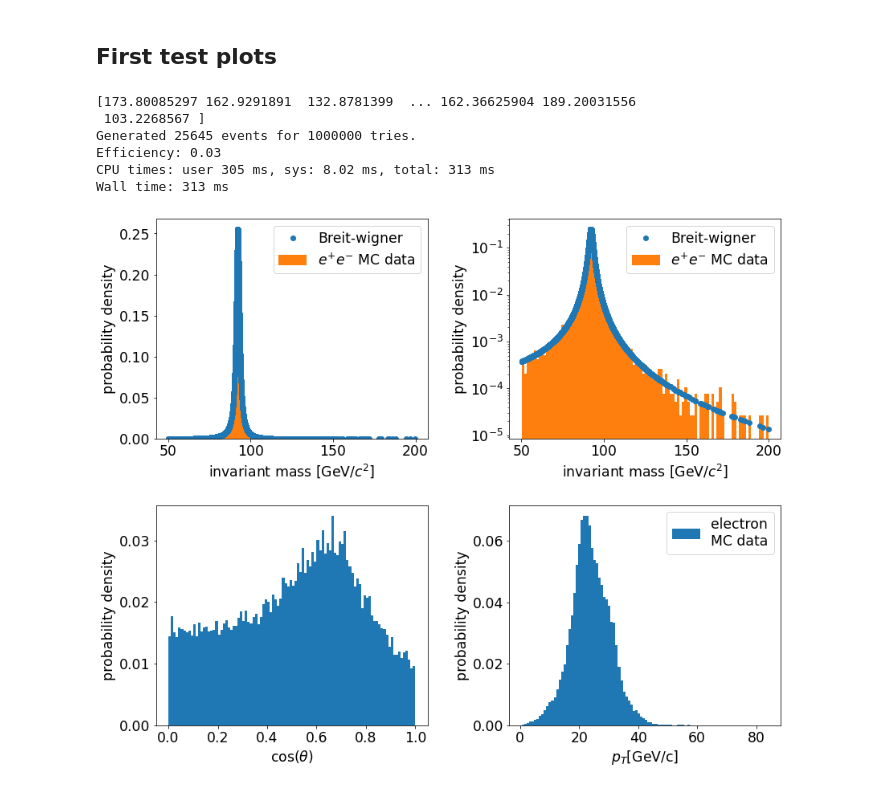
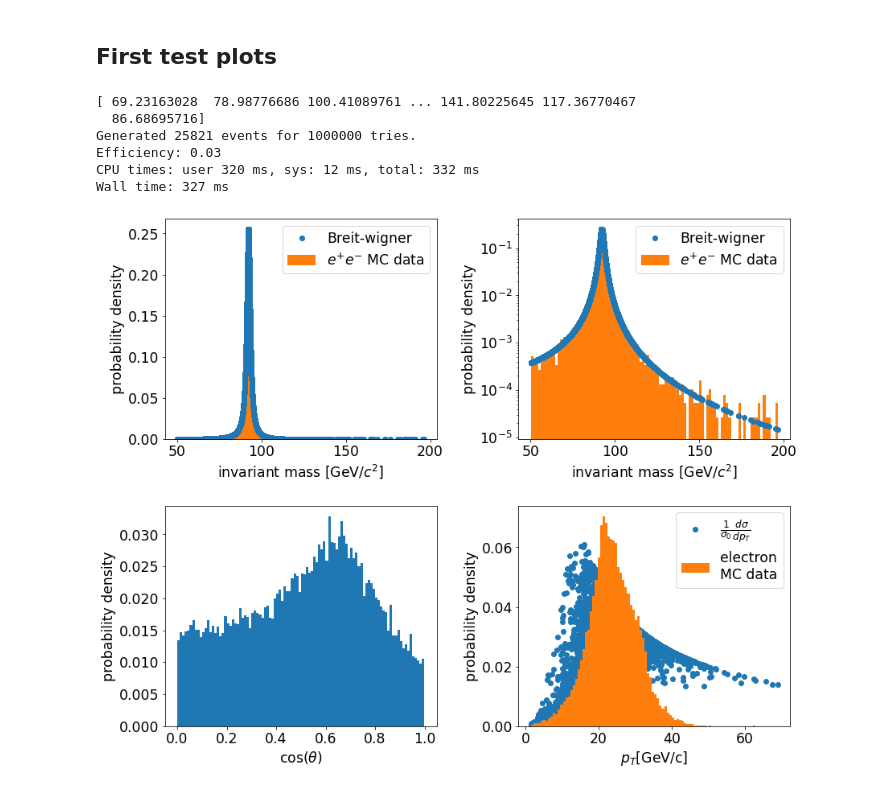
Before and after one commit to draczew23/MPPE_homeworks, a Jupyter notebook: hom1.ipynb, the cells around one changed output. Saved outputs shown, nothing was run; the diff lists cells and outputs as text; code cells hidden in the pictures.

```diff
--- a/hom1.ipynb
+++ b/hom1.ipynb
@@ -162,39 +153,49 @@ axes[0,0].legend(loc="upper right");
 axes[0,1].plot(m, BreitWigner(m, m_Z, gamma_Z), "o",label="Breit-wigner");
 axes[0,1].hist(m, bins=100, density=True, label=r"$e^{+}e^{-}$ MC data");
 axes[0,1].set_xlabel(r"invariant mass [GeV/$c^{2}$]")
 axes[0,1].set_ylabel("probability density")
 axes[0,1].set_yscale("log")
 axes[0,1].legend(loc="upper right");
 
 pT = np.sqrt(np.sum(p4_electron[:,1:3]*p4_electron[:,1:3], axis=1))
 pL = p4_electron[:,3]
 p = np.sqrt(p4_electron[:, 1] ** 2 + p4_electron[:, 2] ** 2 + p4_electron[:, 3] ** 2)
 
-cosTheta = pL/p
+cosTheta = pL/p     # calculated cosine theta
+pTnew = p * (np.sqrt(1 - cosTheta ** 2))     # pT needed to calculate the derivative of cosine theta over pT
+dpTcosTheta =  - p * cosTheta / np.sqrt(1 - cosTheta ** 2)
+invdpTcosTheta = 1 / dpTcosTheta  # inverse derivative
 
 # Here I create probability distribution of cosTheta
 (counts, bins) = np.histogram(cosTheta, bins=100)
 sumcos = np.sum(cosTheta)
 normalizaiton = 1 / sumcos
 
 axes[1,0].hist(bins[:-1], bins, weights=normalizaiton*counts, label="electrons");
 axes[1,0].set_xlabel(r"$\cos(\theta)$")
 axes[1,0].set_ylabel("probability density")
 
+unicos = np.random.uniform(0, 1, size=len(invdpTcosTheta))  # probability distribution of cosTheta
+g = -cosTheta * invdpTcosTheta
+pT_dist = g
+pT_dist = np.where(pT_dist<0.08, pT_dist, 0)
+
+# plt.plot(pTnew, pT_dist, "o")
+
 # pT_dist = ...
 # pT_dist = np.where(pT_dist<0.08, pT_dist, 0)
-# axes[1,1].plot(pT, pT_dist,"o" ,label=r"$\frac{1}{\sigma_{0}}\frac{d\sigma}{dp_{T}}$");
-axes[1,1].hist(pT, bins=100, density=True, label="electron\nMC data");
+axes[1,1].plot(pTnew, pT_dist,"o" ,label=r"$\frac{1}{\sigma_{0}}\frac{d\sigma}{dp_{T}}$", zorder=1);
+axes[1,1].hist(pTnew, bins=100, density=True, label="electron\nMC data", zorder=2);
 axes[1,1].set_xlabel(r"$p_{T}$[GeV/c]")
 axes[1,1].set_ylabel("probability density")
 axes[1,1].legend(loc="upper right");
 
 plt.subplots_adjust(bottom=0.15, left=0.05, right=0.95, wspace=0.3, hspace=0.3)
 # %% [output]
-[173.80085297 162.9291891  132.8781399  ... 162.36625904 189.20031556
- 103.2268567 ]
-Generated 25645 events for 1000000 tries.
+[ 69.23163028  78.98776686 100.41089761 ... 141.80225645 117.36770467
+  86.68695716]
+Generated 25821 events for 1000000 tries.
 Efficiency: 0.03
-CPU times: user 305 ms, sys: 8.02 ms, total: 313 ms
-Wall time: 313 ms
+CPU times: user 320 ms, sys: 12 ms, total: 332 ms
+Wall time: 327 ms
-[figure, old version]
+[figure, new version]
```
Also changed, not shown: parts of 5 cells of this notebook, 1 other file.
